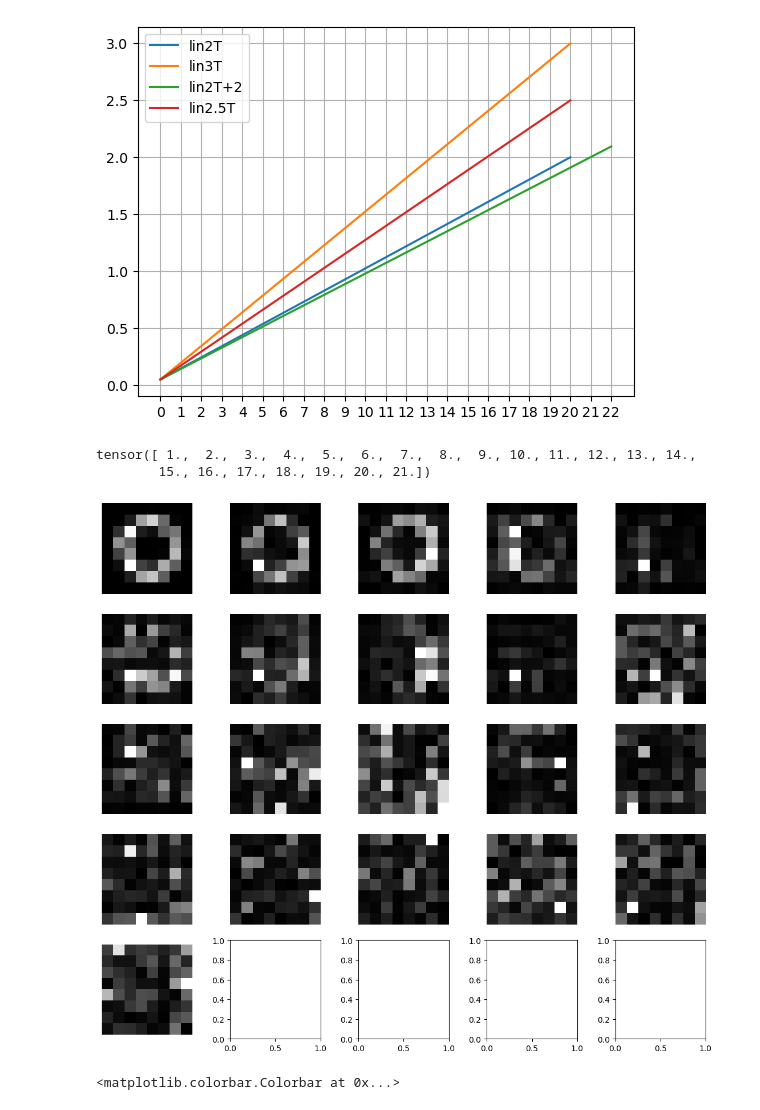
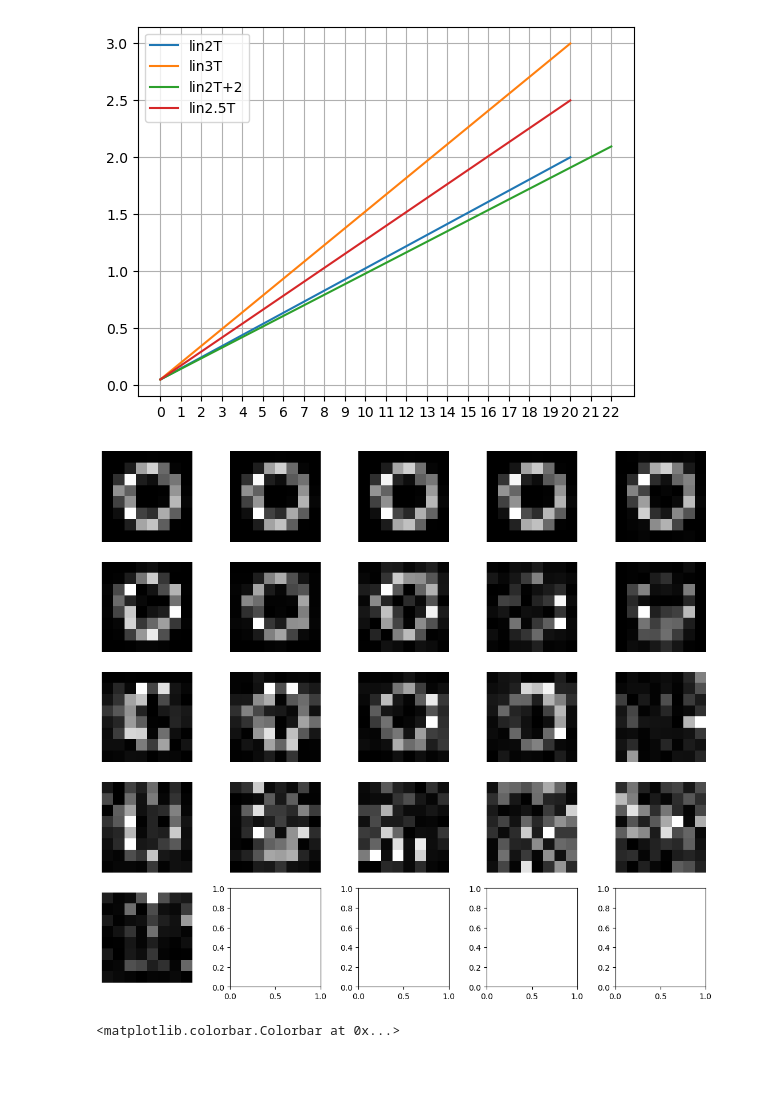
Before and after one commit to alapena/QuantGenMdl, a Jupyter notebook: visualize_noising.ipynb, the cells around one changed output. Cells and saved outputs as stored; diff of their text form; code cells hidden in the pictures; blank space fills up the shorter version.

Commit message:
Updated visualization notebooks

```diff
--- a/visualize_noising.ipynb
+++ b/visualize_noising.ipynb
@@ -154,41 +158,36 @@ plt.legend()
 # %% [output]
 <matplotlib.legend.Legend at 0x...>
 [figure]
-# %%
-torch.linspace(1., torch.tensor(n_timesteps+1), n_timesteps+1, device='cpu')
-# %% [output]
-tensor([ 1.,  2.,  3.,  4.,  5.,  6.,  7.,  8.,  9., 10., 11., 12., 13., 14.,
-        15., 16., 17., 18., 19., 20., 21.])
 # %%
 # Visualize the evolution of one image
 n = 0 # select a sample
 
-dir, filename = get_path(config, type='diffusedqstates', n_data=n_data, n_pixels=n_pixels, n_qubits=n_qubits,n_timesteps=n_timesteps)
+dir, filename = get_path(config, type='diffusedqstates', diffusion_schedule=diffusion_schedule, n_data=n_data, n_pixels=n_pixels, n_qubits=n_qubits,n_timesteps=n_timesteps)
 diffused_states = np.load(dir / filename)
 
 image_dim = int(np.sqrt(n_pixels))
 fig, axs = plt.subplots(5,5, figsize=(11,10))
 vmin, vmax = 0, 1
 images = []
 for i in tqdm(range(n_timesteps+1)):
     # Extract the probabilities and convert back to MNIST digits
     state = diffused_states[i, n]
     probs = (state*state.conj()).real
     probs = probs[:, np.newaxis][:n_pixels]
     image = probs.reshape(image_dim, image_dim)
 
     # Rescale the probabilities to the range [0,1]
     norm = 1 / image.max()
     image = image * norm
 
     images.append(image)
 
     axs[i//5, i%5].imshow(image, vmin=vmin, vmax=vmax, cmap='gray')
     axs[i//5, i%5].axis('off')
 
 plt.tight_layout()
 # %% [output]
-[figure, old version]
+[figure, new version]
 # %%
 plt.imshow(image, cmap='gray')
 plt.colorbar()
```
Also changed, not shown: parts of 1 cell of this notebook, 3 other files.
